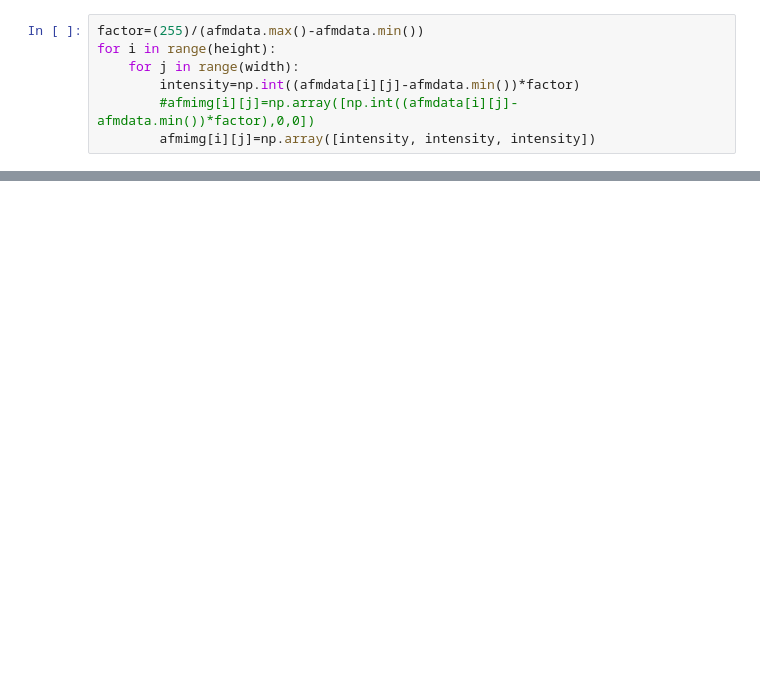
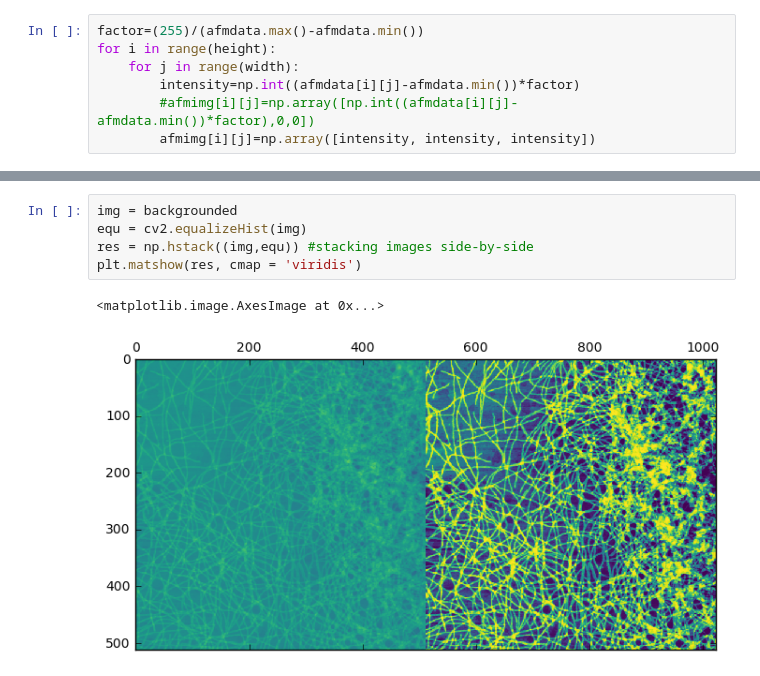
Before and after one commit to wesleyktatum/Nanowire_Measurements, a Jupyter notebook: NaRWHAL/Background-openCV.ipynb, the cells around one changed output, grey strips where cells are left out. Saved outputs shown, nothing was run; the diff lists cells and outputs as text; blank space fills up the shorter version.

```diff
--- a/NaRWHAL/Background-openCV.ipynb
+++ b/NaRWHAL/Background-openCV.ipynb
@@ -55,0 +44,8 @@ plt.imshow(backgrounded)
+# %%
+img = backgrounded
+equ = cv2.equalizeHist(img)
+res = np.hstack((img,equ)) #stacking images side-by-side
+plt.matshow(res, cmap = 'viridis')
+# %% [output]
+<matplotlib.image.AxesImage at 0x...>
+[figure, added]
```
Also changed, not shown: parts of 8 cells of this notebook, 2 other files.
